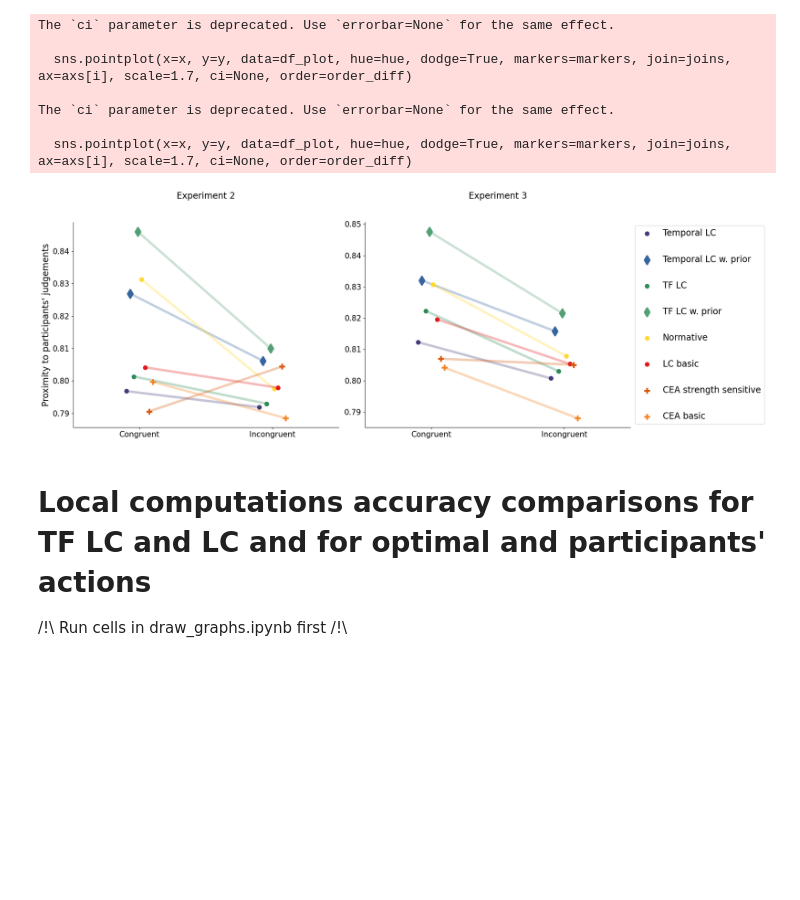
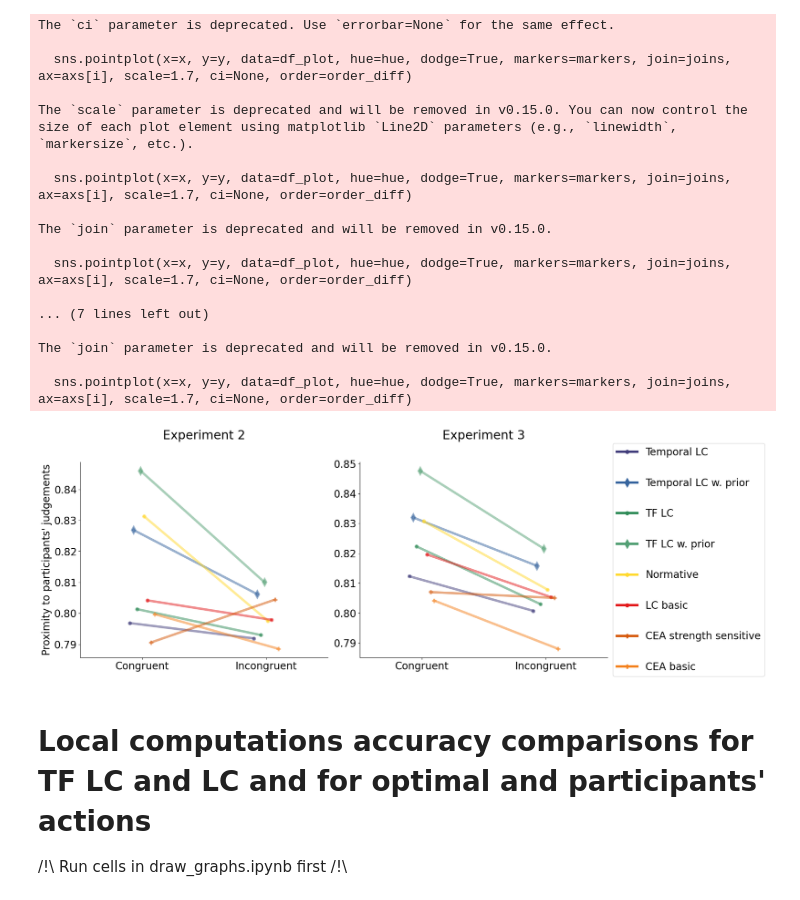
Before and after one commit to Vbtesh/less_is_more_continuous_time_active_learning, a Jupyter notebook: computational_models_accuracy_analysis.ipynb, the cells around one changed output. Saved outputs shown, nothing was run; the diff lists cells and outputs as text; code cells hidden in the pictures; blank space fills up the shorter version.

```diff
--- a/computational_models_accuracy_analysis.ipynb
+++ b/computational_models_accuracy_analysis.ipynb
@@ -145,7 +145,7 @@ dfs = [
 for i,e_num in enumerate(experiment_nums):
 
     for model in models:
-        df = pd.read_csv(f'.\\data\\simulated_data\\{model}_{e_num}_TA.csv')
+        df = pd.read_csv(f'./data/simulated_data/{model}_{e_num}_TA.csv')
         df['tag'] = model
         #print(df.columns)
         df['participant'] = df['participant'] + df['tag']
@@ -211,6 +211,9 @@ for i, e_num in enumerate(experiment_nums):
     joins = [False for  _ in markers]
     joins[1] = True
 
+    display(df_plot.groupby([hue])[y].mean())
+    display(df_plot.groupby([hue])[y].std())
+    print(stats.ttest_ind(df_plot[df_plot['model name'] == 'LC basic'].accuracy, df_plot[df_plot['model name'] == 'TF LC'].accuracy))
     sns.pointplot(x=x, y=y, data=df_plot, hue=hue, dodge=True, markers=markers, join=joins, ax=axs[i], scale=1.7, ci=None, order=order_diff)
     sns.barplot(x=x, y=y, data=df[df['model name'] == 'Participants'], ci=95, color='black', ax=axs[i], alpha=0.2, label='Participants', order=order_diff)
 
@@ -297,41 +357,51 @@ for i, e_num in enumerate(experiment_nums):
 
     sns.pointplot(x=x, y=y, data=df_plot, hue=hue, dodge=True, markers=markers, join=joins, ax=axs[i], scale=1.7, ci=None, order=order_diff)
 
     #markers, sizes = gen_markers(['Participants'], markers_dict, 5)
     #sns.pointplot(x=x, y=y, data=df[df['model name'] == 'Participants'], hue=hue, dodge=True, markers=markers, join=joins, ax=axs[i], scale=1.7, ci=None, order=order_diff, color='black')
 
 
     sns.despine()
     sns.despine()
     #axs[i].set_ylim(0.75, 1.01)
     if i == 0:
-        axs[i].set_ylabel("Proximity to participants' judgements", fontsize=17)
+        axs[i].set_ylabel("Proximity to participants' judgements", fontsize=20)
     else:
         axs[i].set_ylabel('', fontsize=17)
     axs[i].set_xlabel('', fontsize=17)
 
-    axs[i].set_title(f'Experiment {e_num-1}', fontsize=17, y=1.1)
+    axs[i].set_title(f'Experiment {e_num-1}', fontsize=24, y=1.1)
 
     handles, labels = axs[i].get_legend_handles_labels()
     if i == 1:
-        l = plt.legend(handles, labels, labelspacing=2, loc=6, bbox_to_anchor=(1, 0.5), fontsize=17)
+        l = plt.legend(handles, labels, labelspacing=2, loc=6, bbox_to_anchor=(1, 0.5), fontsize=20)
     else:
         l = axs[i].legend([], [], frameon=False)
 
-    plt.setp(axs[i].lines, alpha=.3)
-    plt.setp(axs[i].get_yticklabels(), fontsize=15)
-    plt.setp(axs[i].get_xticklabels(), fontsize=15)
+    plt.setp(axs[i].lines, alpha=.5)
+    plt.setp(axs[i].get_yticklabels(), fontsize=20)
+    plt.setp(axs[i].get_xticklabels(), fontsize=20)
 plt.tight_layout()
 plt.savefig('./plots/prox_model_to_parts.pdf')
 # %% [output]
 The `ci` parameter is deprecated. Use `errorbar=None` for the same effect.
 
   sns.pointplot(x=x, y=y, data=df_plot, hue=hue, dodge=True, markers=markers, join=joins, ax=axs[i], scale=1.7, ci=None, order=order_diff)
 
-The `ci` parameter is deprecated. Use `errorbar=None` for the same effect.
+The `scale` parameter is deprecated and will be removed in v0.15.0. You can now control the size of each plot element using matplotlib `Line2D` parameters (e.g., `linewidth`, `markersize`, etc.).
 
   sns.pointplot(x=x, y=y, data=df_plot, hue=hue, dodge=True, markers=markers, join=joins, ax=axs[i], scale=1.7, ci=None, order=order_diff)
+
+The `join` parameter is deprecated and will be removed in v0.15.0.
+
+  sns.pointplot(x=x, y=y, data=df_plot, hue=hue, dodge=True, markers=markers, join=joins, ax=axs[i], scale=1.7, ci=None, order=order_diff)
+
+... (7 lines left out)
+
+The `join` parameter is deprecated and will be removed in v0.15.0.
+
+  sns.pointplot(x=x, y=y, data=df_plot, hue=hue, dodge=True, markers=markers, join=joins, ax=axs[i], scale=1.7, ci=None, order=order_diff)
-[figure, old version]
+[figure, new version]
 # %% [markdown]
 # Local computations accuracy comparisons for TF LC and LC and for optimal and participants' actions
 
```
Also changed, not shown: parts of 5 cells of this notebook, 18 other files.
